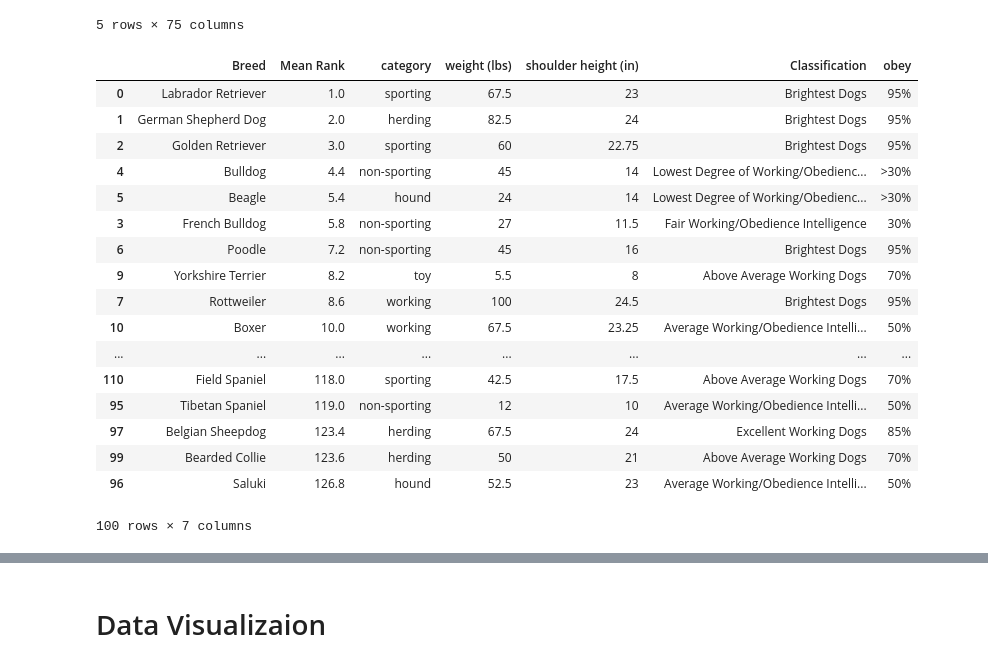
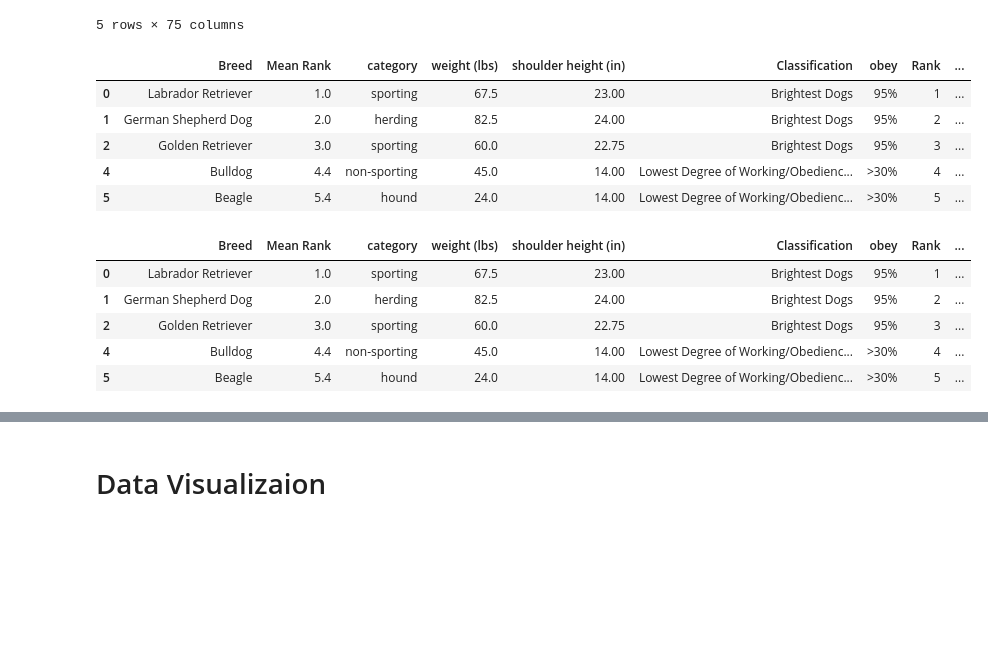
Before and after one commit to bminie/SIADS_591_592, a Jupyter notebook: Milestone_I-shared.ipynb, the cells around one changed output, grey strips where cells are left out. Drawn from its saved outputs; the diff is of its cells as text; code cells hidden in the pictures; blank space fills up the shorter version.

```diff
--- a/Milestone_I-shared.ipynb
+++ b/Milestone_I-shared.ipynb
@@ -317,26 +305,42 @@ merged_df.head()
 # %%
 #only contain breed rank,height,weight,iq
 sort_df = merged_df[['Breed','Mean Rank','category','weight (lbs)','shoulder height (in)','Classification', 'obey']].sort_values('Mean Rank')
 sort_df.replace(np.nan, '>30%', regex=True, inplace=True)
-sort_df[:100]
+sort_df['Rank'] = range(1, len(sort_df)+1)
+sort_df['Rank'] = sort_df['Rank'].astype('str')
+sort_df['id'] = 1
+sort_df['weight (lbs)'] = sort_df['weight (lbs)'].astype('float')
+sort_df['shoulder height (in)'] = sort_df['shoulder height (in)'].astype('float')
+sort_df.head()
 # %% [output]
-|  | Breed | Mean Rank | category | weight (lbs) | shoulder height (in) | Classification | obey |
-| 0 | Labrador Retriever | 1.0 | sporting | 67.5 | 23 | Brightest Dogs | 95% |
-| 1 | German Shepherd Dog | 2.0 | herding | 82.5 | 24 | Brightest Dogs | 95% |
-| 2 | Golden Retriever | 3.0 | sporting | 60 | 22.75 | Brightest Dogs | 95% |
-| 4 | Bulldog | 4.4 | non-sporting | 45 | 14 | Lowest Degree of Working/Obedienc... | >30% |
-| 5 | Beagle | 5.4 | hound | 24 | 14 | Lowest Degree of Working/Obedienc... | >30% |
-| 3 | French Bulldog | 5.8 | non-sporting | 27 | 11.5 | Fair Working/Obedience Intelligence | 30% |
-| 6 | Poodle | 7.2 | non-sporting | 45 | 16 | Brightest Dogs | 95% |
-| 9 | Yorkshire Terrier | 8.2 | toy | 5.5 | 8 | Above Average Working Dogs | 70% |
-| 7 | Rottweiler | 8.6 | working | 100 | 24.5 | Brightest Dogs | 95% |
-| 10 | Boxer | 10.0 | working | 67.5 | 23.25 | Average Working/Obedience Intelli... | 50% |
-| ... | ... | ... | ... | ... | ... | ... | ... |
-| 110 | Field Spaniel | 118.0 | sporting | 42.5 | 17.5 | Above Average Working Dogs | 70% |
-| 95 | Tibetan Spaniel | 119.0 | non-sporting | 12 | 10 | Average Working/Obedience Intelli... | 50% |
-| 97 | Belgian Sheepdog | 123.4 | herding | 67.5 | 24 | Excellent Working Dogs | 85% |
-| 99 | Bearded Collie | 123.6 | herding | 50 | 21 | Above Average Working Dogs | 70% |
-| 96 | Saluki | 126.8 | hound | 52.5 | 23 | Average Working/Obedience Intelli... | 50% |
+|  | Breed | Mean Rank | category | weight (lbs) | shoulder height (in) | Classification | obey | Rank | ... |
+| 0 | Labrador Retriever | 1.0 | sporting | 67.5 | 23.00 | Brightest Dogs | 95% | 1 | ... |
+| 1 | German Shepherd Dog | 2.0 | herding | 82.5 | 24.00 | Brightest Dogs | 95% | 2 | ... |
+| 2 | Golden Retriever | 3.0 | sporting | 60.0 | 22.75 | Brightest Dogs | 95% | 3 | ... |
+| 4 | Bulldog | 4.4 | non-sporting | 45.0 | 14.00 | Lowest Degree of Working/Obedienc... | >30% | 4 | ... |
+| 5 | Beagle | 5.4 | hound | 24.0 | 14.00 | Lowest Degree of Working/Obedienc... | >30% | 5 | ... |
-100 rows × 7 columns
+# %%
+lst=[]
+for i in range(100):
+    if i < 20:
+        lst.append('top 1-20')
+    elif 20<i<40:
+        lst.append('top 21-40')
+    elif 40<i<60:
+        lst.append('top 41-60')
+    elif 60<i<80:
+        lst.append('top 61-80')
+    else:
+        lst.append('top 81-100')
+df = sort_df[:100]
+df['Group']=lst
+df.head()
+# %% [output]
+|  | Breed | Mean Rank | category | weight (lbs) | shoulder height (in) | Classification | obey | Rank | ... |
+| 0 | Labrador Retriever | 1.0 | sporting | 67.5 | 23.00 | Brightest Dogs | 95% | 1 | ... |
+| 1 | German Shepherd Dog | 2.0 | herding | 82.5 | 24.00 | Brightest Dogs | 95% | 2 | ... |
+| 2 | Golden Retriever | 3.0 | sporting | 60.0 | 22.75 | Brightest Dogs | 95% | 3 | ... |
+| 4 | Bulldog | 4.4 | non-sporting | 45.0 | 14.00 | Lowest Degree of Working/Obedienc... | >30% | 4 | ... |
+| 5 | Beagle | 5.4 | hound | 24.0 | 14.00 | Lowest Degree of Working/Obedienc... | >30% | 5 | ... |
 # %%
 # this dataframe is for the top dog breeds in different states
```
Also changed, not shown: parts of 26 cells of this notebook, 6 other files.
